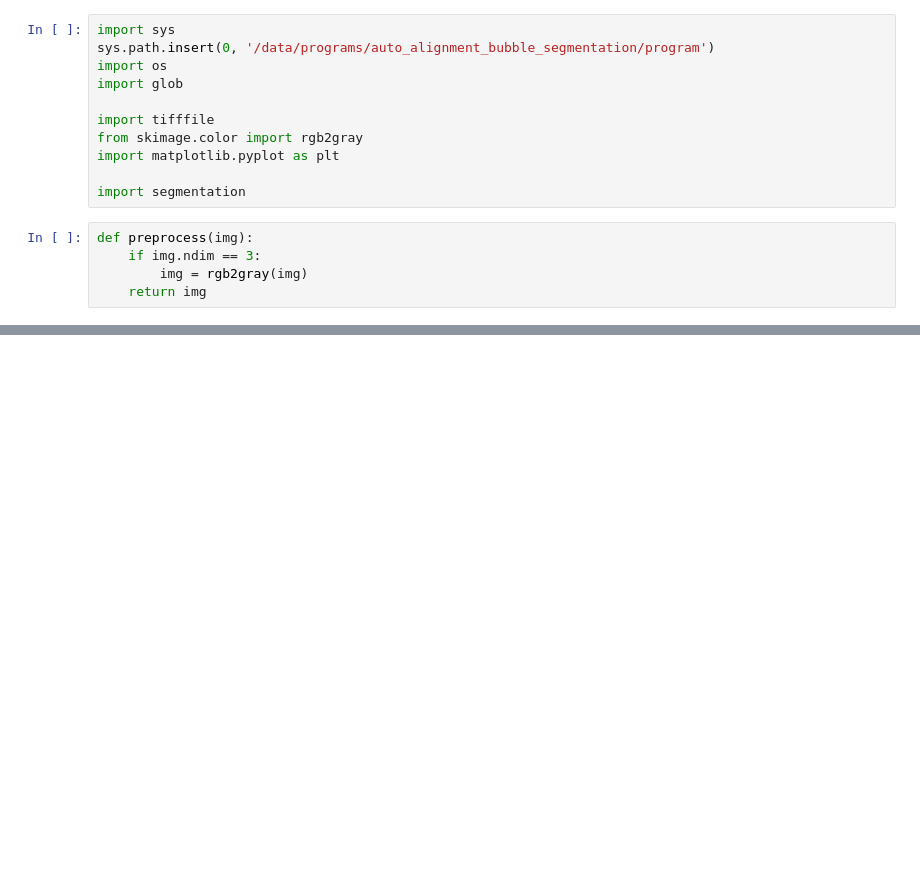
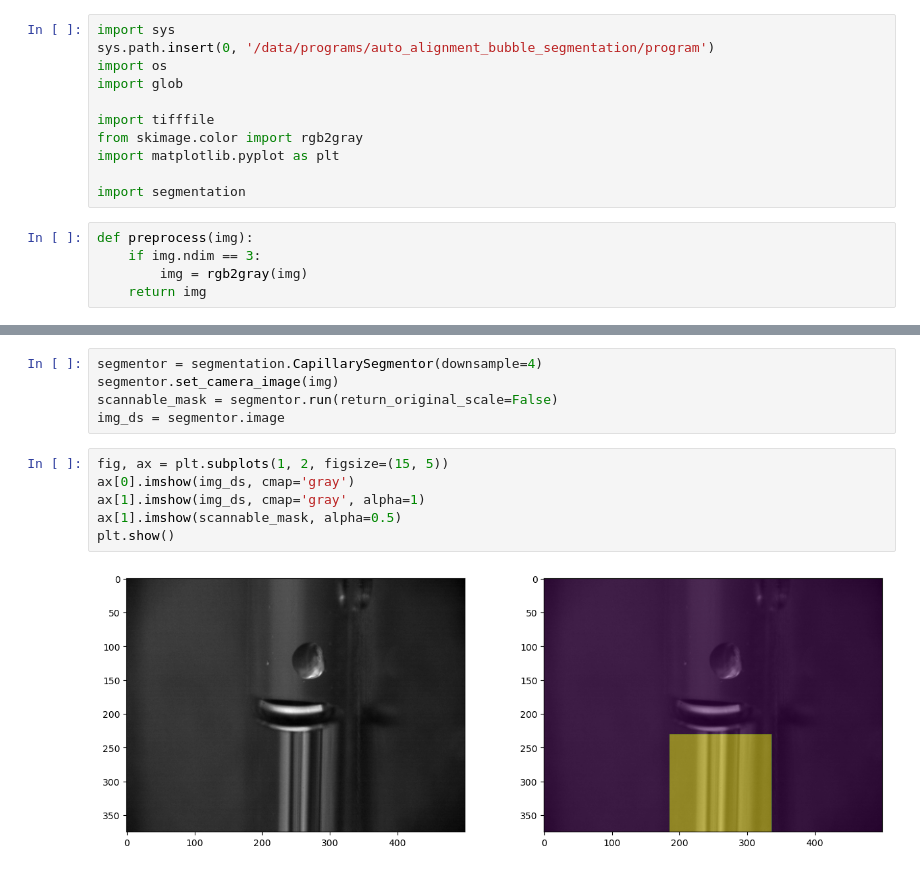
Before and after one commit to mdw771/auto_beamline_ops, a Jupyter notebook: workspace/test_bubble_segmentation.ipynb, the cells around one changed output, grey strips where cells are left out. Cells and saved outputs as stored; diff of their text form; blank space fills up the shorter version.

```diff
--- a/workspace/test_bubble_segmentation.ipynb
+++ b/workspace/test_bubble_segmentation.ipynb
@@ -46,0 +51,13 @@ plt.show()
+# %%
+segmentor = segmentation.CapillarySegmentor(downsample=4)
+segmentor.set_camera_image(img)
+scannable_mask = segmentor.run(return_original_scale=False)
+img_ds = segmentor.image
+# %%
+fig, ax = plt.subplots(1, 2, figsize=(15, 5))
+ax[0].imshow(img_ds, cmap='gray')
+ax[1].imshow(img_ds, cmap='gray', alpha=1)
+ax[1].imshow(scannable_mask, alpha=0.5)
+plt.show()
+# %% [output]
+[figure, added]
```
Also changed, not shown: parts of 5 cells of this notebook, 3 other files.
